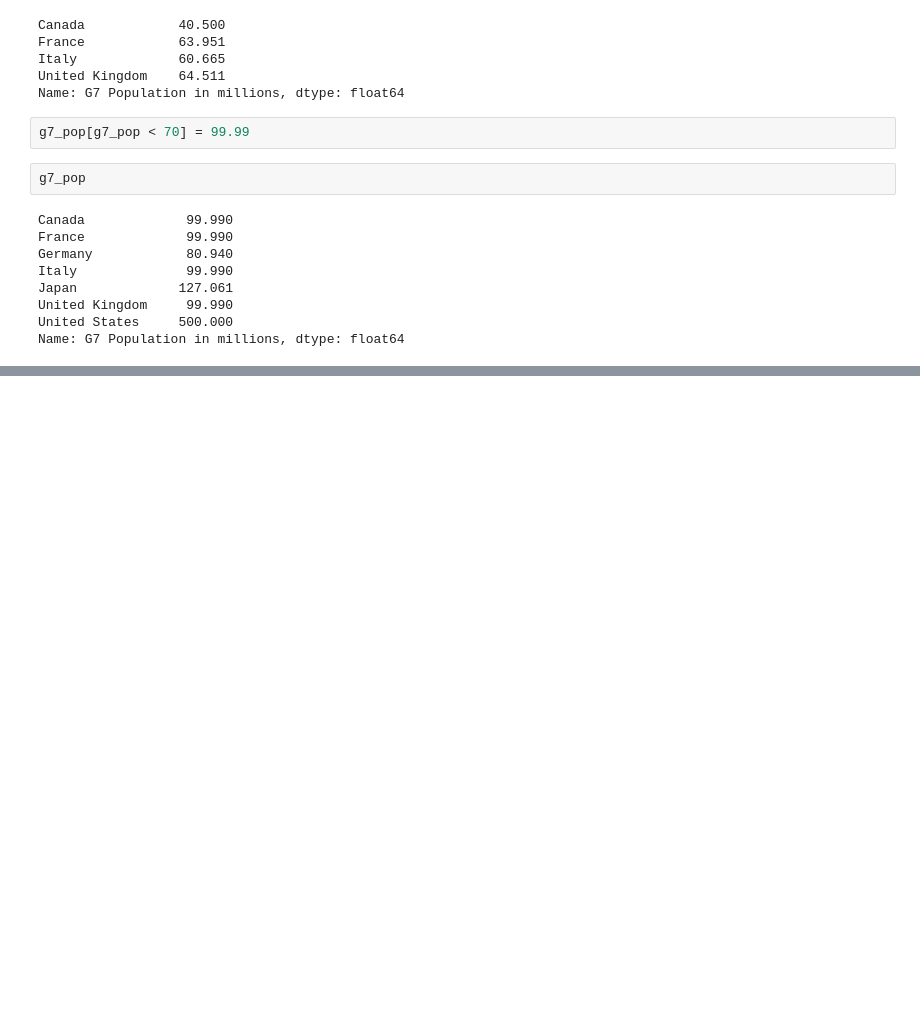
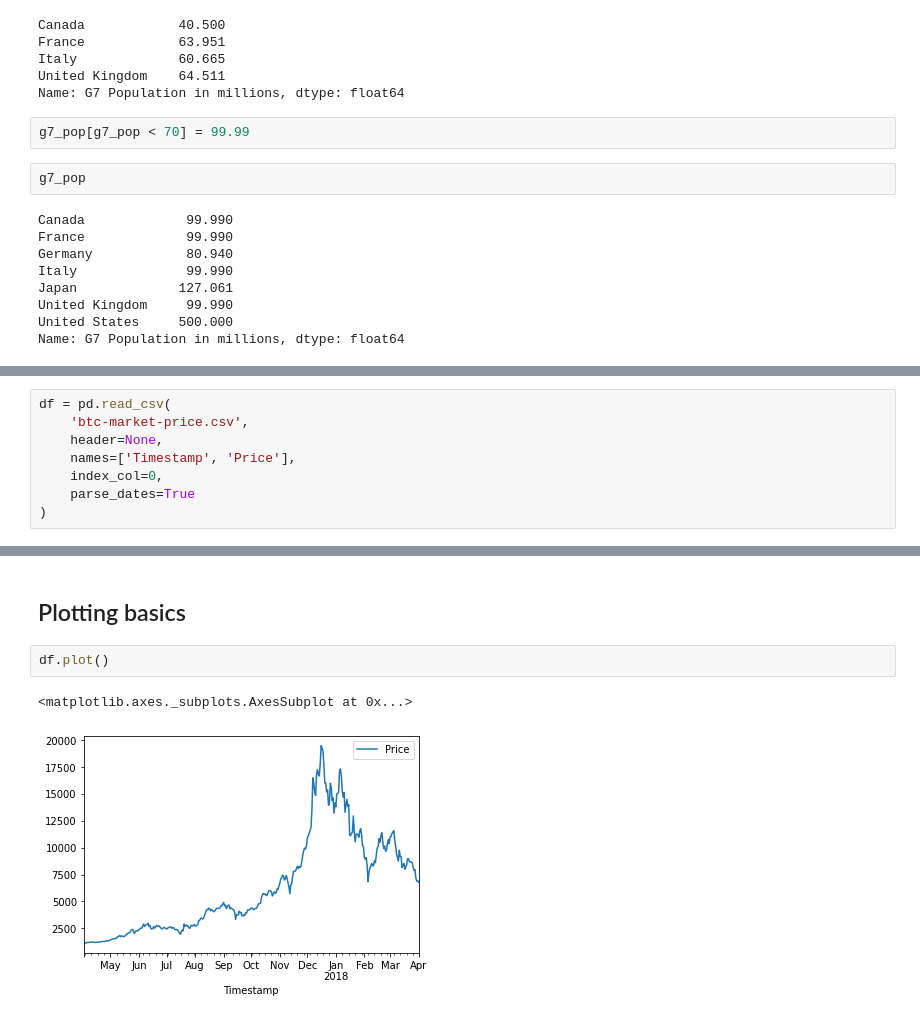
Before and after one commit to lyadav44/data690_fall22, a Jupyter notebook: Assignment_5/Lecture_5_Pandas_Series.ipynb, the cells around one changed output, grey strips where cells are left out. Saved outputs shown, nothing was run; the diff lists cells and outputs as text; blank space fills up the shorter version.

```diff
--- a/Assignment_5/Lecture_5_Pandas_Series.ipynb
+++ b/Assignment_5/Lecture_5_Pandas_Series.ipynb
@@ -381,0 +1102,8 @@ Name: G7 Population in millions, dtype: float64
+# %%
+df = pd.read_csv(
+    'btc-market-price.csv',
+    header=None,
+    names=['Timestamp', 'Price'],
+    index_col=0,
+    parse_dates=True
+)
@@ -381,0 +1125,7 @@ Name: G7 Population in millions, dtype: float64
+# %% [markdown]
+## Plotting basics
+# %%
+df.plot()
+# %% [output]
+<matplotlib.axes._subplots.AxesSubplot at 0x...>
+[figure, added]
```
Also changed, not shown: parts of 125 cells of this notebook.
